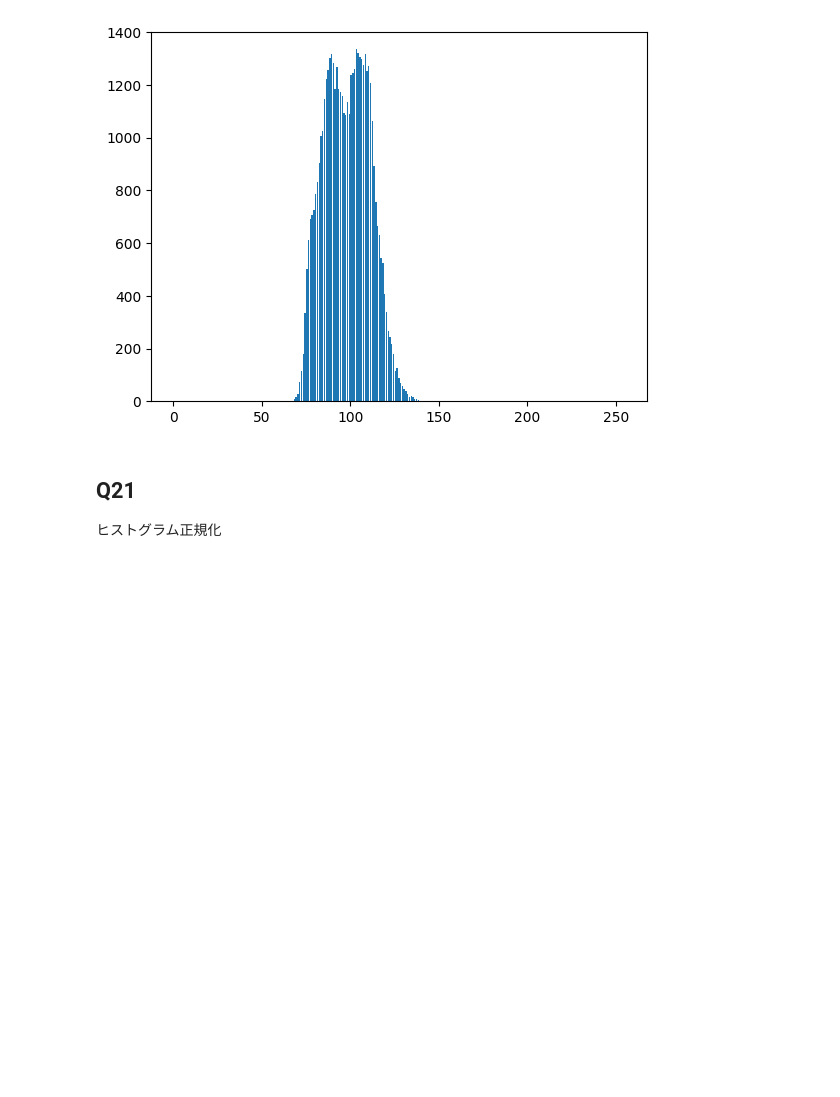
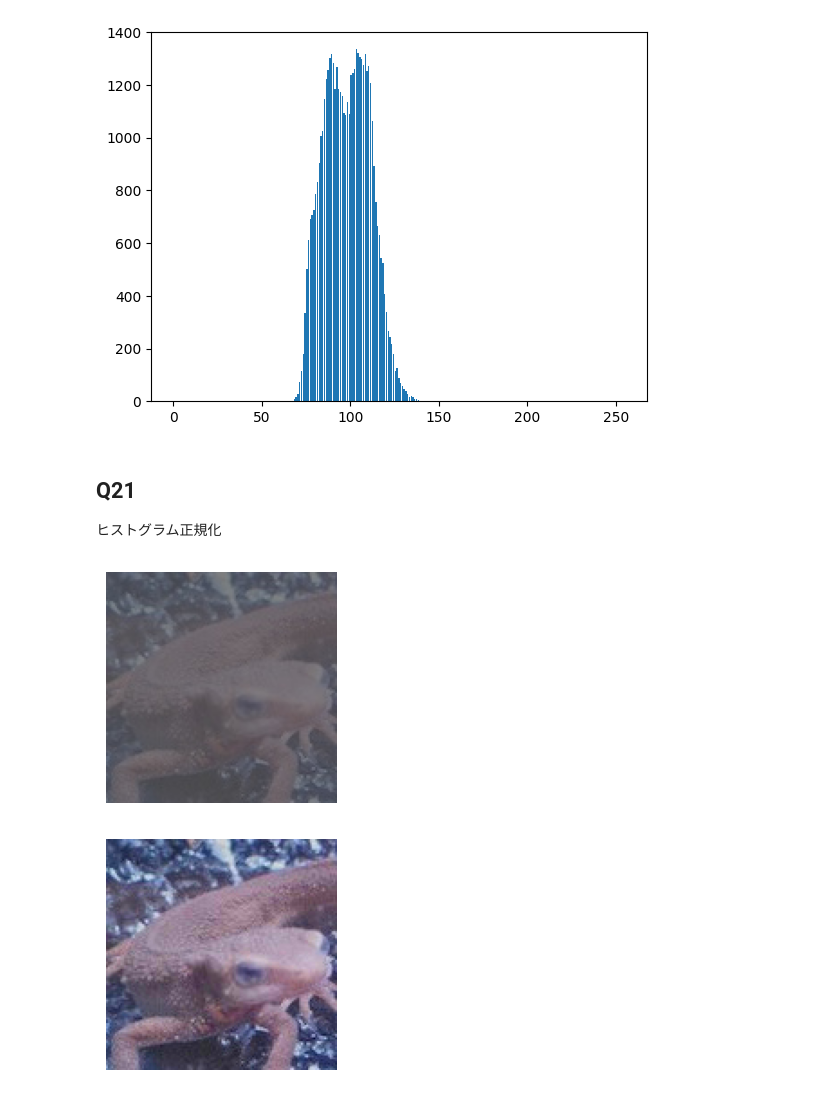
Before and after one commit to underfirst/image_processing_100knock, a Jupyter notebook: notebooks/Ch1.ipynb, the cells around one changed output. Cells and saved outputs as stored; diff of their text form; code cells hidden in the pictures; blank space fills up the shorter version.

```diff
--- a/notebooks/Ch1.ipynb
+++ b/notebooks/Ch1.ipynb
@@ -801,3 +801,36 @@ plt.show()
 ## Q21
 
 ヒストグラム正規化
+# %%
+img = cv2.imread("data/imori_dark.jpg")
+
+def to_rgb(img):
+    B_index, G_index, R_index = 0,1,2
+    b,g,r = img[:,:,B_index].copy(), img[:,:,G_index].copy(),img[:,:,R_index].copy()
+    rgb_img = img.copy()
+    rgb_img[:,:,R_index] = b
+    rgb_img[:,:,G_index] = g
+    rgb_img[:,:,B_index] = r
+    return rgb_img
+img = to_rgb(img)
+
+c = img.min()
+d = img.max()
+
+imshow(img)
+a = 0
+b = 255
+def convert(dot):
+    if dot < c:
+        return a
+    elif c <= dot < d:
+        return (b - a) /  (d-c) * (dot - c) + a
+    else:
+        return b
+img_ret = img.copy()
+img_ret = np.round((img.astype(float) - c) * (b-a)/(d-c) + a).astype(np.uint8)
+
+imshow(img_ret)
+# %% [output]
+[figure, added]
+[figure, added]
```
Also changed, not shown: parts of 13 cells of this notebook, 1 other file.
